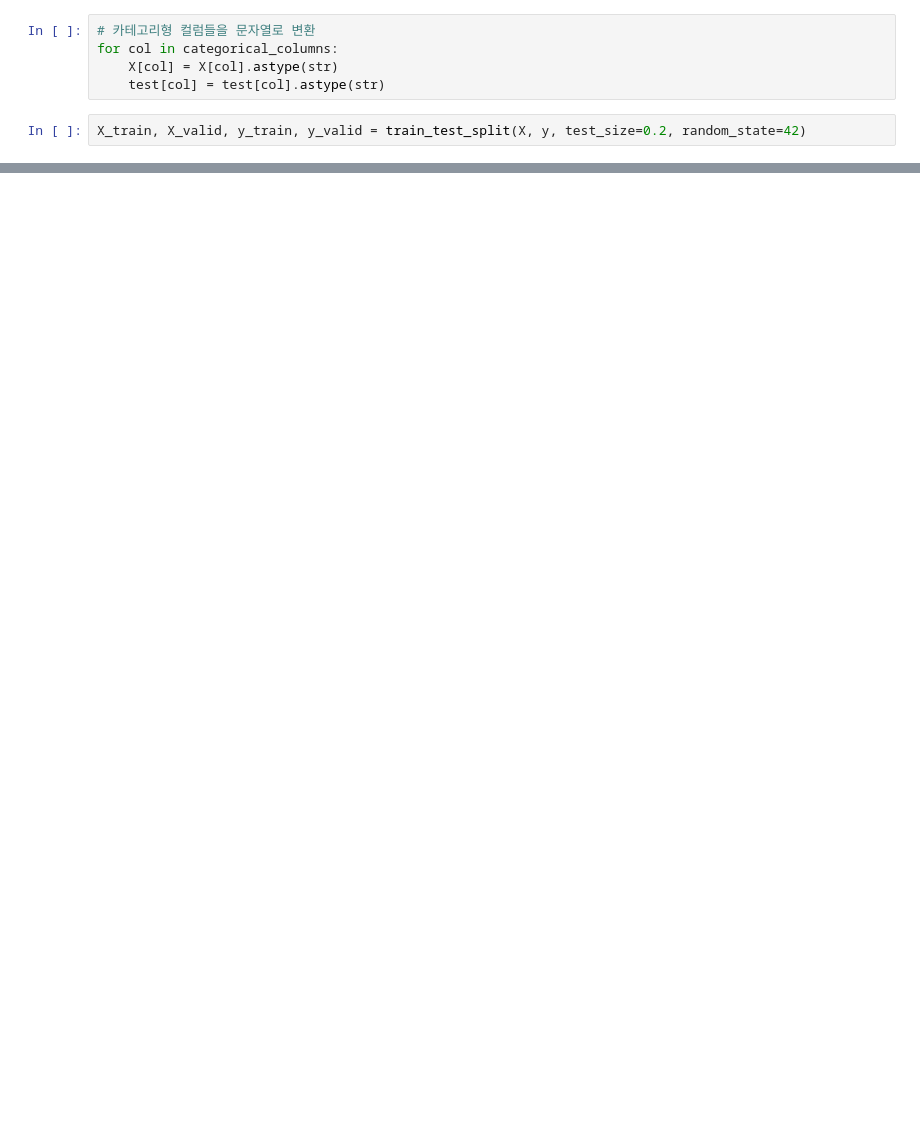
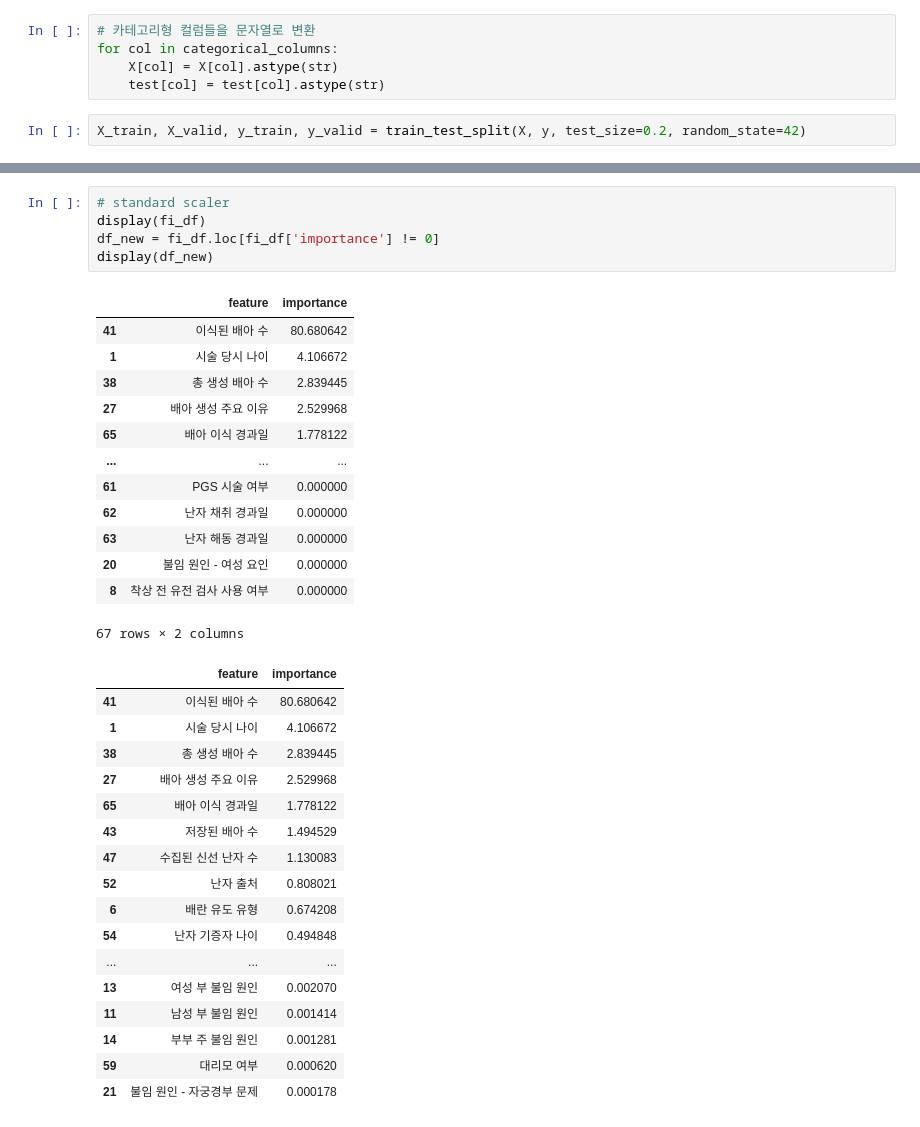
Before and after one commit to BBKN071/aimers, a Jupyter notebook: workspace/catboost_model.ipynb, the cells around one changed output, grey strips where cells are left out. Drawn from its saved outputs; the diff is of its cells as text; blank space fills up the shorter version.

```diff
--- a/workspace/catboost_model.ipynb
+++ b/workspace/catboost_model.ipynb
@@ -136,0 +345,36 @@ plt.show()
+# %%
+# standard scaler
+display(fi_df)
+df_new = fi_df.loc[fi_df['importance'] != 0]
+display(df_new)
+# %% [output]
+|  | feature | importance |
+| 41 | 이식된 배아 수 | 80.680642 |
+| 1 | 시술 당시 나이 | 4.106672 |
+| 38 | 총 생성 배아 수 | 2.839445 |
+| 27 | 배아 생성 주요 이유 | 2.529968 |
+| 65 | 배아 이식 경과일 | 1.778122 |
+| ... | ... | ... |
+| 61 | PGS 시술 여부 | 0.000000 |
+| 62 | 난자 채취 경과일 | 0.000000 |
+| 63 | 난자 해동 경과일 | 0.000000 |
+| 20 | 불임 원인 - 여성 요인 | 0.000000 |
+| 8 | 착상 전 유전 검사 사용 여부 | 0.000000 |
+67 rows × 2 columns
+|  | feature | importance |
+| 41 | 이식된 배아 수 | 80.680642 |
+| 1 | 시술 당시 나이 | 4.106672 |
+| 38 | 총 생성 배아 수 | 2.839445 |
+| 27 | 배아 생성 주요 이유 | 2.529968 |
+| 65 | 배아 이식 경과일 | 1.778122 |
+| 43 | 저장된 배아 수 | 1.494529 |
+| 47 | 수집된 신선 난자 수 | 1.130083 |
+| 52 | 난자 출처 | 0.808021 |
+| 6 | 배란 유도 유형 | 0.674208 |
+| 54 | 난자 기증자 나이 | 0.494848 |
+| ... | ... | ... |
+| 13 | 여성 부 불임 원인 | 0.002070 |
+| 11 | 남성 부 불임 원인 | 0.001414 |
+| 14 | 부부 주 불임 원인 | 0.001281 |
+| 59 | 대리모 여부 | 0.000620 |
+| 21 | 불임 원인 - 자궁경부 문제 | 0.000178 |
```
Also changed, not shown: parts of 18 cells of this notebook, 41 other files.
